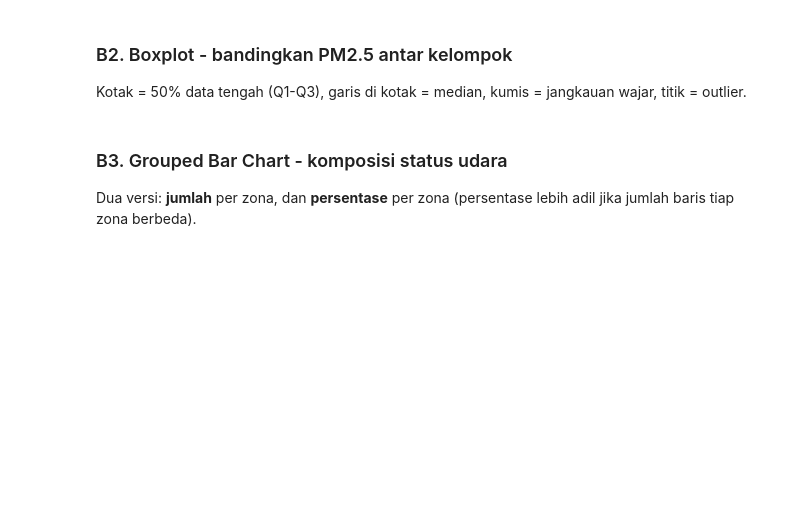
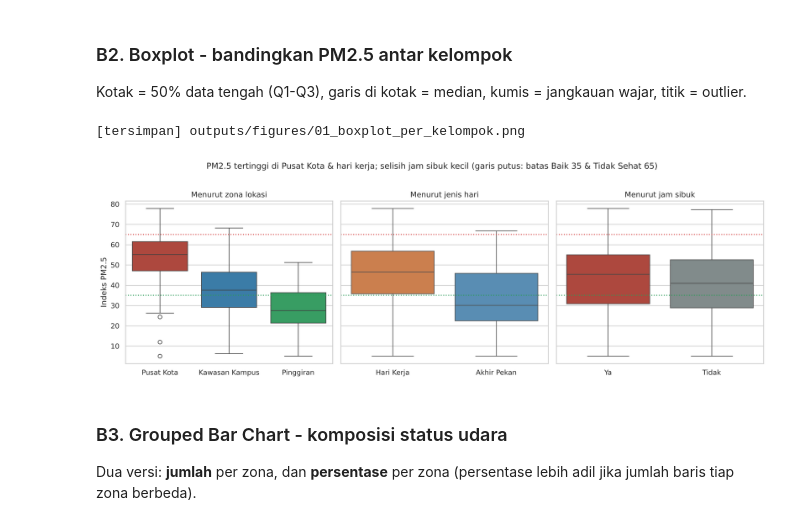
Before and after one commit to Tur-ai/udara-mobilitas-statsprob, a Jupyter notebook: notebooks/04_Data_Visualizer.ipynb, the cells around one changed output. Drawn from its saved outputs; the diff is of its cells as text; code cells hidden in the pictures; blank space fills up the shorter version.

```diff
--- a/notebooks/04_Data_Visualizer.ipynb
+++ b/notebooks/04_Data_Visualizer.ipynb
@@ -144,20 +175,23 @@ Kotak = 50% data tengah (Q1-Q3), garis di kotak = median, kumis = jangkauan waja
 # %%
 fig, axes = plt.subplots(1, 3, figsize=(15, 4.8), sharey=True)
 sns.boxplot(data=df, x="Zona_Lokasi", y="Indeks_PM25", hue="Zona_Lokasi", order=URUTAN_ZONA, palette=WARNA_ZONA, legend=False, ax=axes[0])
 axes[0].set_title("Menurut zona lokasi")
 sns.boxplot(data=df, x="Jenis_Hari", y="Indeks_PM25", hue="Jenis_Hari", order=["Hari Kerja", "Akhir Pekan"],
             palette={"Hari Kerja": "#e07b39", "Akhir Pekan": "#4a90c2"}, legend=False, ax=axes[1])
 axes[1].set_title("Menurut jenis hari")
 sns.boxplot(data=df, x="Jam_Sibuk", y="Indeks_PM25", hue="Jam_Sibuk", order=["Ya", "Tidak"],
             palette={"Ya": "#c0392b", "Tidak": "#7f8c8d"}, legend=False, ax=axes[2])
 axes[2].set_title("Menurut jam sibuk")
 for ax in axes:
     ax.set_xlabel(""); ax.axhline(65, ls=":", color="#d64545"); ax.axhline(35, ls=":", color="#2e9e5b")
 axes[0].set_ylabel("Indeks PM2.5")
-fig.suptitle("Indeks PM2.5 antar kelompok (garis putus: batas Baik 35 & Tidak Sehat 65)", fontsize=13, y=1.02)
+fig.suptitle("PM2.5 tertinggi di Pusat Kota & hari kerja; selisih jam sibuk kecil (garis putus: batas Baik 35 & Tidak Sehat 65)", fontsize=13, y=1.02)
 plt.tight_layout()
 simpan_gambar(fig, "01_boxplot_per_kelompok")
 plt.show()
+# %% [output]
+[tersimpan] outputs/figures/01_boxplot_per_kelompok.png
+[figure, added]
 # %% [markdown]
 ### B3. Grouped Bar Chart - komposisi status udara
 Dua versi: **jumlah** per zona, dan **persentase** per zona (persentase lebih adil jika jumlah baris tiap zona berbeda).
```
Also changed, not shown: parts of 14 cells of this notebook, 1 other file.
